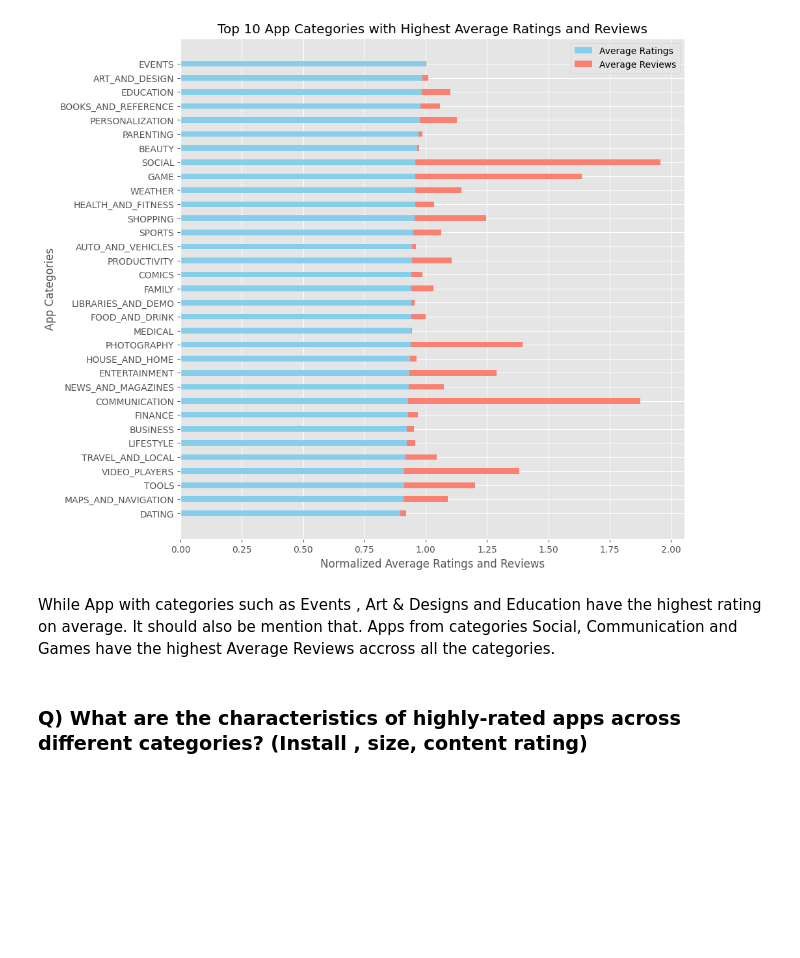
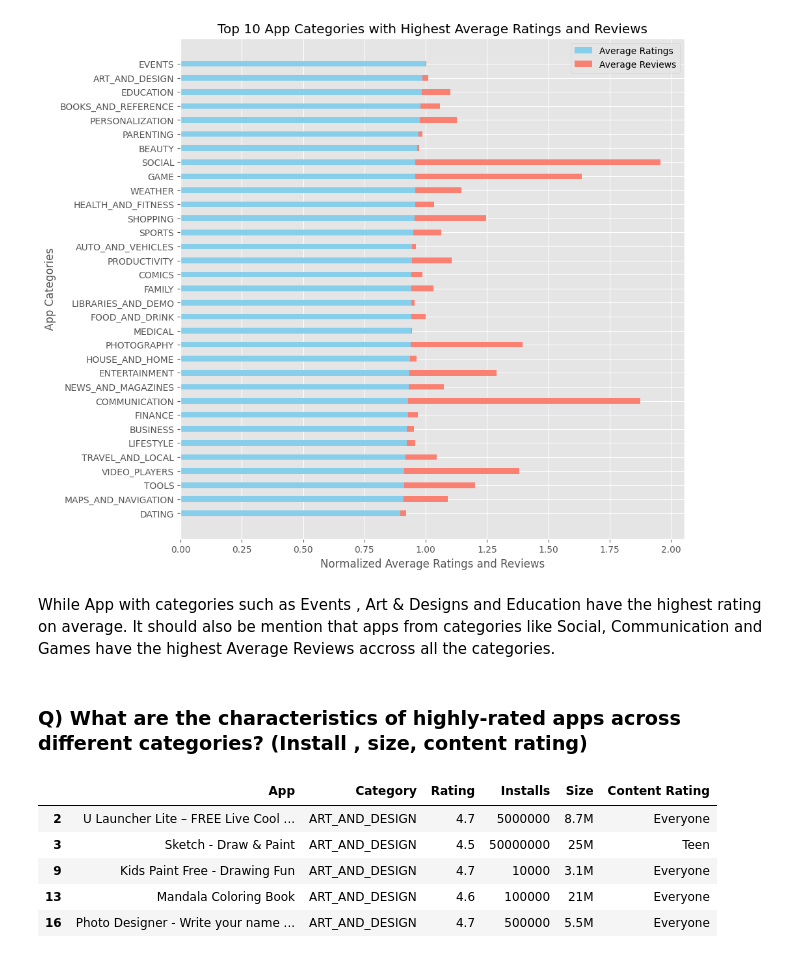
Before and after one commit to azfarali16/GooglePlayStore-EDA, a Jupyter notebook: google-play-store-apps.ipynb, the cells around one changed output. Drawn from its saved outputs; the diff is of its cells as text; code cells hidden in the pictures; blank space fills up the shorter version.

```diff
--- a/google-play-store-apps.ipynb
+++ b/google-play-store-apps.ipynb
@@ -364,9 +365,21 @@ plt.show()
 # %% [output]
 [figure]
 # %% [markdown]
-While App with categories such as Events , Art & Designs and Education have the highest rating on average. It should also be mention that. Apps from categories Social, Communication and Games have the highest Average Reviews accross all the categories.
+While App with categories such as Events , Art & Designs and Education have the highest rating on average. It should also be mention that apps from categories like Social, Communication and Games have the highest Average Reviews accross all the categories.
 # %% [markdown]
 ### Q) What are the characteristics of highly-rated apps across different categories? (Install , size, content rating)
 # %%
 col = ['App', 'Category','Rating','Installs','Size','Content Rating']
 df = playstore[col]
+# %%
+# Since we want highly rated apps we can go for 4.5+
+
+highrated_app = df.query("Rating >= 4.5")
+highrated_app.head()
+# %% [output]
+|  | App | Category | Rating | Installs | Size | Content Rating |
+| 2 | U Launcher Lite – FREE Live Cool ... | ART_AND_DESIGN | 4.7 | 5000000 | 8.7M | Everyone |
+| 3 | Sketch - Draw & Paint | ART_AND_DESIGN | 4.5 | 50000000 | 25M | Teen |
+| 9 | Kids Paint Free - Drawing Fun | ART_AND_DESIGN | 4.7 | 10000 | 3.1M | Everyone |
+| 13 | Mandala Coloring Book | ART_AND_DESIGN | 4.6 | 100000 | 21M | Everyone |
+| 16 | Photo Designer - Write your name ... | ART_AND_DESIGN | 4.7 | 500000 | 5.5M | Everyone |
```
Also changed, not shown: parts of 22 cells of this notebook.
